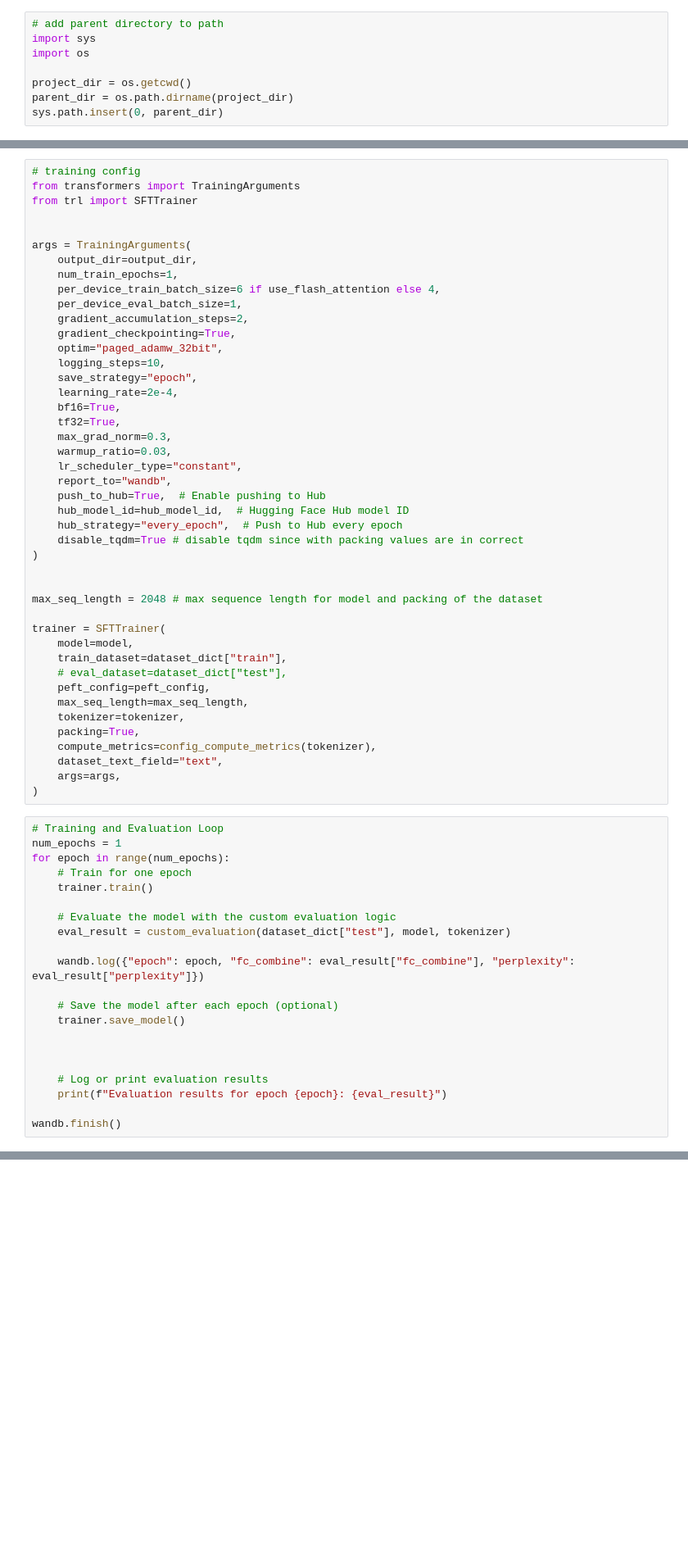
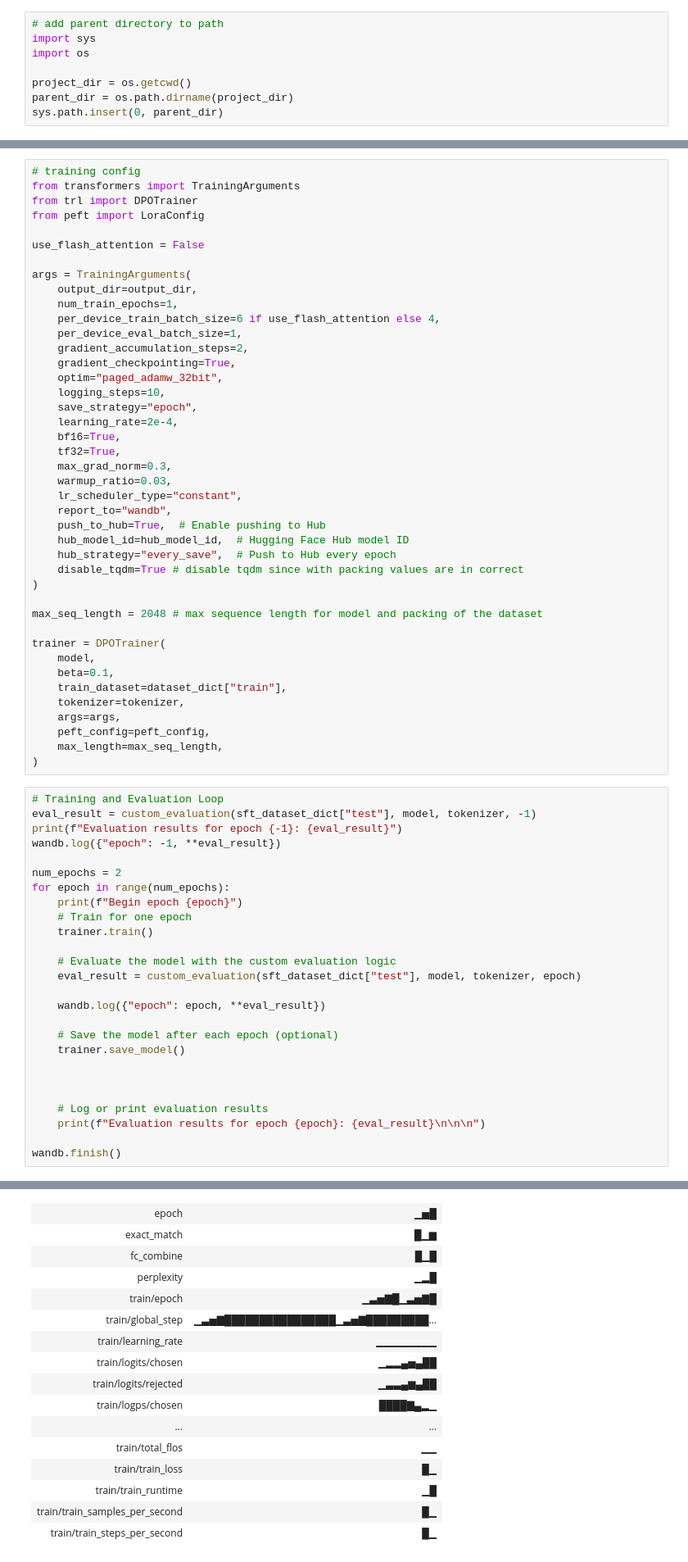
Before and after one commit to CakeCrusher/gaitor-function-calling, a Jupyter notebook: pipeline-dpo.ipynb, the cells around one changed output, grey strips where cells are left out. Shown: that part at 82% size. Cells and saved outputs as stored; diff of their text form; blank space fills up the shorter version.

Commit message:
dpo training run

```diff
--- a/pipeline-dpo.ipynb
+++ b/pipeline-dpo.ipynb
@@ -228,8 +252,10 @@ model = get_peft_model(model, peft_config)
 # %%
 # training config
 from transformers import TrainingArguments
-from trl import SFTTrainer
+from trl import DPOTrainer
+from peft import LoraConfig
 
+use_flash_attention = False
 
 args = TrainingArguments(
     output_dir=output_dir,
@@ -250,36 +276,37 @@ args = TrainingArguments(
     report_to="wandb",
     push_to_hub=True,  # Enable pushing to Hub
     hub_model_id=hub_model_id,  # Hugging Face Hub model ID
-    hub_strategy="every_epoch",  # Push to Hub every epoch
+    hub_strategy="every_save",  # Push to Hub every epoch
     disable_tqdm=True # disable tqdm since with packing values are in correct
 )
 
-
 max_seq_length = 2048 # max sequence length for model and packing of the dataset
 
-trainer = SFTTrainer(
-    model=model,
+trainer = DPOTrainer(
+    model,
+    beta=0.1,
     train_dataset=dataset_dict["train"],
-    # eval_dataset=dataset_dict["test"],
+    tokenizer=tokenizer,
+    args=args,
     peft_config=peft_config,
-    max_seq_length=max_seq_length,
-    tokenizer=tokenizer,
-    packing=True,
-    compute_metrics=config_compute_metrics(tokenizer),
-    dataset_text_field="text",
-    args=args,
+    max_length=max_seq_length,
 )
 # %%
 # Training and Evaluation Loop
-num_epochs = 1
+eval_result = custom_evaluation(sft_dataset_dict["test"], model, tokenizer, -1)
+print(f"Evaluation results for epoch {-1}: {eval_result}")
+wandb.log({"epoch": -1, **eval_result})
+
+num_epochs = 2
 for epoch in range(num_epochs):
+    print(f"Begin epoch {epoch}")
     # Train for one epoch
     trainer.train()
 
     # Evaluate the model with the custom evaluation logic
-    eval_result = custom_evaluation(dataset_dict["test"], model, tokenizer)
+    eval_result = custom_evaluation(sft_dataset_dict["test"], model, tokenizer, epoch)
 
-    wandb.log({"epoch": epoch, "fc_combine": eval_result["fc_combine"], "perplexity": eval_result["perplexity"]})
+    wandb.log({"epoch": epoch, **eval_result})
 
     # Save the model after each epoch (optional)
     trainer.save_model()
@@ -287,7 +314,7 @@ for epoch in range(num_epochs):
 
 
     # Log or print evaluation results
-    print(f"Evaluation results for epoch {epoch}: {eval_result}")
+    print(f"Evaluation results for epoch {epoch}: {eval_result}\n\n\n")
 
 wandb.finish()
 # %% [output]
@@ -327,0 +380,16 @@ Example 38:
+| epoch | ▁▅█ |
+| exact_match | █▁▆ |
+| fc_combine | █▁█ |
+| perplexity | ▁▂█ |
+| train/epoch | ▁▃▅▇█▁▃▅▇█ |
+| train/global_step | ▁▃▅▇████████████████▁▃▅▇█████████... |
+| train/learning_rate | ▁▁▁▁▁▁▁▁ |
+| train/logits/chosen | ▁▂▂▄▅▄██ |
+| train/logits/rejected | ▁▃▃▄▆▄██ |
+| train/logps/chosen | ████▇▄▂▁ |
+| ... | ... |
+| train/total_flos | ▁▁ |
+| train/train_loss | █▁ |
+| train/train_runtime | ▁█ |
+| train/train_samples_per_second | █▁ |
+| train/train_steps_per_second | █▁ |
```
Also changed, not shown: parts of 13 cells of this notebook, 2 other files.
